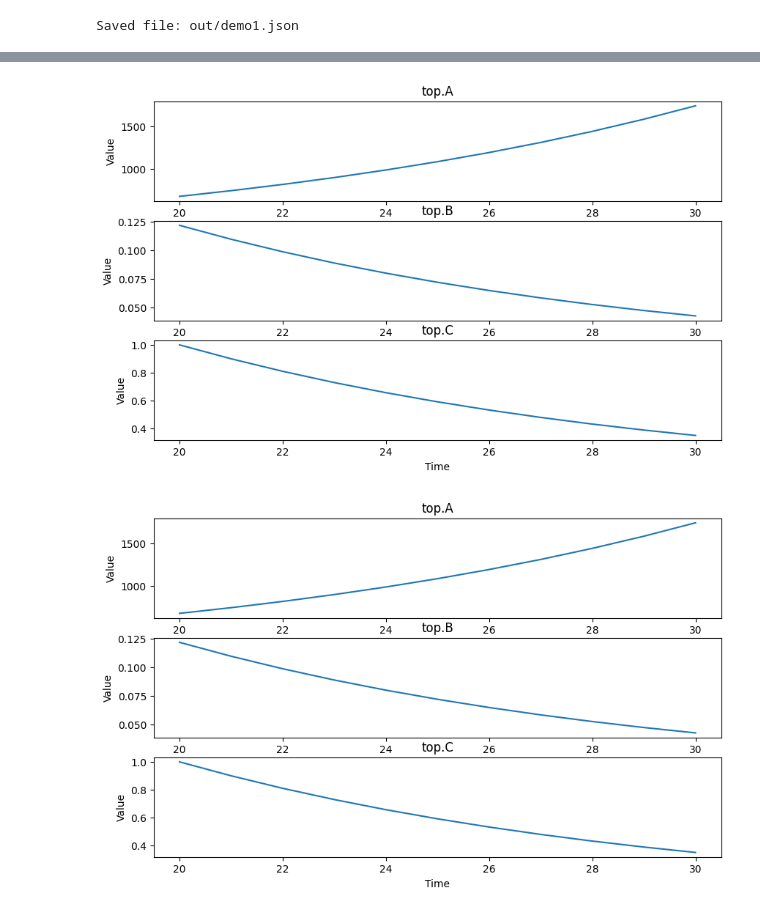
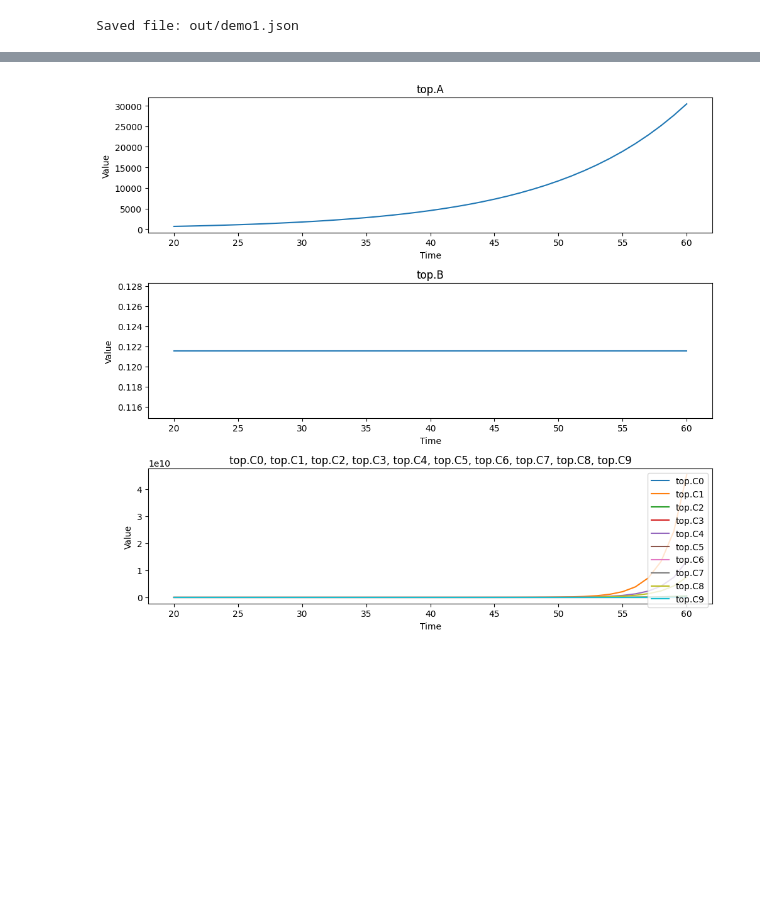
Before and after one commit to vivarium-collective/vivarium-interface, a Jupyter notebook: notebooks/demo.ipynb, the cells around one changed output, grey strips where cells are left out. Cells and saved outputs as stored; diff of their text form; code cells hidden in the pictures; blank space fills up the shorter version.

```diff
--- a/notebooks/demo.ipynb
+++ b/notebooks/demo.ipynb
@@ -198,17 +195,27 @@ v.save(filename='demo1')
 # %% [output]
 Saved file: out/demo1.json
 # %%
+import random
+
 # make a new Vivarium object (v2) from the saved file
 v2 = Vivarium(document='out/demo1.json', processes=DEMO_PROCESSES)
 
 # add another object and process
-v2.add_object(name='C', path=['top'], value=1)
-v2.add_process(name='increase3',
-              process_id='increase float',
-              config={'rate': -0.1},
-              inputs={'amount': ['top', 'C']},
-              outputs={'amount': ['top', 'C']}
-              )
+for i in range(10):
+    v2.add_object(name=f'C{i}', path=['top'], value=1)
+    v2.add_process(name=f'increase{i}',
+                   process_id='increase float',
+                   config={'rate': random.uniform(-1, 1)},
+                   inputs={'amount': ['top', f'C{i}']},
+                   outputs={'amount': ['top', f'C{i}']}
+                   )
+# v2.add_object(name='C', path=['top'], value=1)
+# v2.add_process(name='increase3',
+#               process_id='increase float',
+#               config={'rate': -0.1},
+#               inputs={'amount': ['top', 'C']},
+#               outputs={'amount': ['top', 'C']}
+#               )
 
 # display the current state as a diagram
 v2.diagram(dpi='70',
@@ -220,7 +227,8 @@ Writing out/diagram
 [drawing not drawn]
 # %%
 v2.run(interval=10)
-v2.plot_timeseries(subplot_size=(10, 2))
+v2.plot_timeseries(subplot_size=(10, 3),
+                   combined_vars=[[f'top.C{i}' for i in range(10)]]
+                   )
 # %% [output]
-[figure, old version]
+[figure, new version]
-[figure, removed]
```
Also changed, not shown: parts of 4 cells of this notebook, 1 other file.
